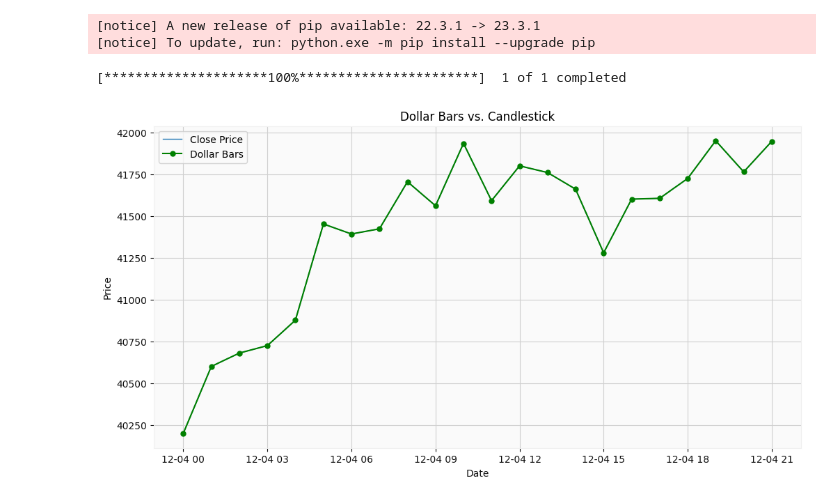
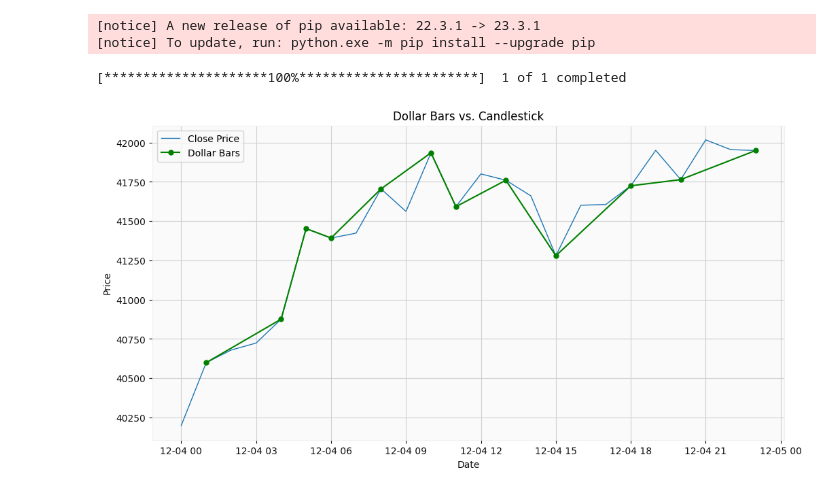
Before and after one commit to dkn-maida/farscape-investment, a Jupyter notebook: usa/dollar_bar.ipynb, the cells around one changed output. Saved outputs shown, nothing was run; the diff lists cells and outputs as text; code cells hidden in the pictures.

```diff
--- a/usa/dollar_bar.ipynb
+++ b/usa/dollar_bar.ipynb
@@ -32,7 +32,7 @@ interval = "1h"  # Fetch hourly data
 bitcoin_data = yf.download(symbol, start=start_date, interval=interval)
 
 # Define a threshold dollar amount for a bar (e.g., $1 million)
-dollar_threshold = 100000
+dollar_threshold = 1500000000
 
 # Initialize variables to track dollar bars
 dollar_bars = []
@@ -41,32 +41,32 @@ current_dollar_volume = 0
 # Loop through the historical data to create dollar bars
 for index, row in bitcoin_data.iterrows():
     # Calculate dollar volume for the current bar
-    dollar_volume = row["Volume"] * row["Close"]
+    dollar_volume = row["Volume"]
 
     # Check if the current dollar volume exceeds the threshold
     if current_dollar_volume + dollar_volume >= dollar_threshold:
         # Add the current row to the dollar bar and reset the dollar volume
         dollar_bars.append(row)
         current_dollar_volume = 0
     else:
         # Accumulate the dollar volume
         current_dollar_volume += dollar_volume
 
 # Create a DataFrame of dollar bars
 dollar_bars_df = pd.DataFrame(dollar_bars)
 
 # Plot the dollar bars curve
 plt.figure(figsize=(12, 6))
 plt.plot(bitcoin_data.index, bitcoin_data['Close'], label='Close Price', linestyle='-', linewidth=1)
 plt.plot(dollar_bars_df.index, dollar_bars_df['Close'], marker='o', markersize=5, label='Dollar Bars', linestyle='-', color='g')
 plt.title("Dollar Bars vs. Candlestick")
 plt.xlabel("Date")
 plt.ylabel("Price")
 plt.legend()
 plt.grid(True)
 
 # Show the plot
 plt.show()
 # %% [output]
 [*********************100%***********************]  1 of 1 completed
-[figure, old version]
+[figure, new version]
```
